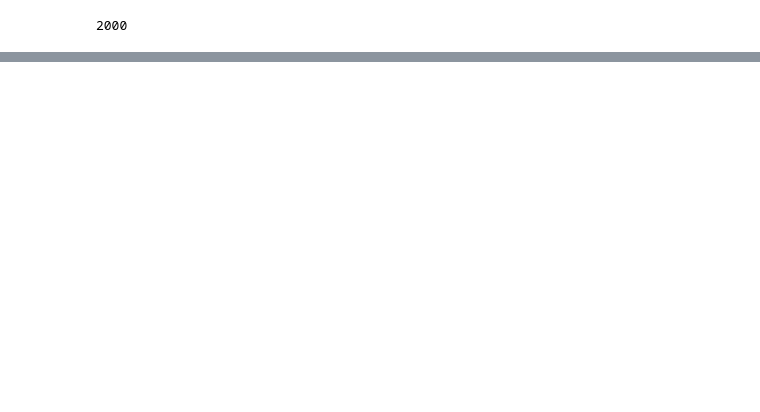
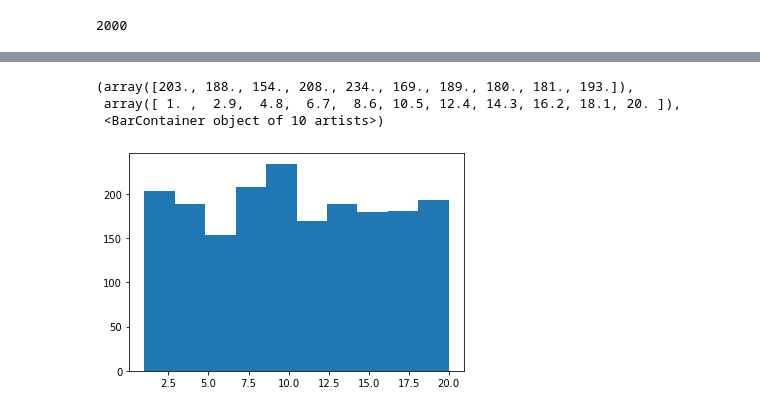
Before and after one commit to eyalnus/ex2, a Jupyter notebook: ex3.ipynb, the cells around one changed output, grey strips where cells are left out. Saved outputs shown, nothing was run; the diff lists cells and outputs as text; code cells hidden in the pictures; blank space fills up the shorter version.

```diff
--- a/ex3.ipynb
+++ b/ex3.ipynb
@@ -169,0 +261,7 @@ array([2, 3, 5, 6, 1, 8, 4, 7])
+# %%
+plt.hist(df.camera)
+# %% [output]
+(array([203., 188., 154., 208., 234., 169., 189., 180., 181., 193.]),
+ array([ 1. ,  2.9,  4.8,  6.7,  8.6, 10.5, 12.4, 14.3, 16.2, 18.1, 20. ]),
+ <BarContainer object of 10 artists>)
+[figure, added]
```
Also changed, not shown: parts of 17 cells of this notebook.
